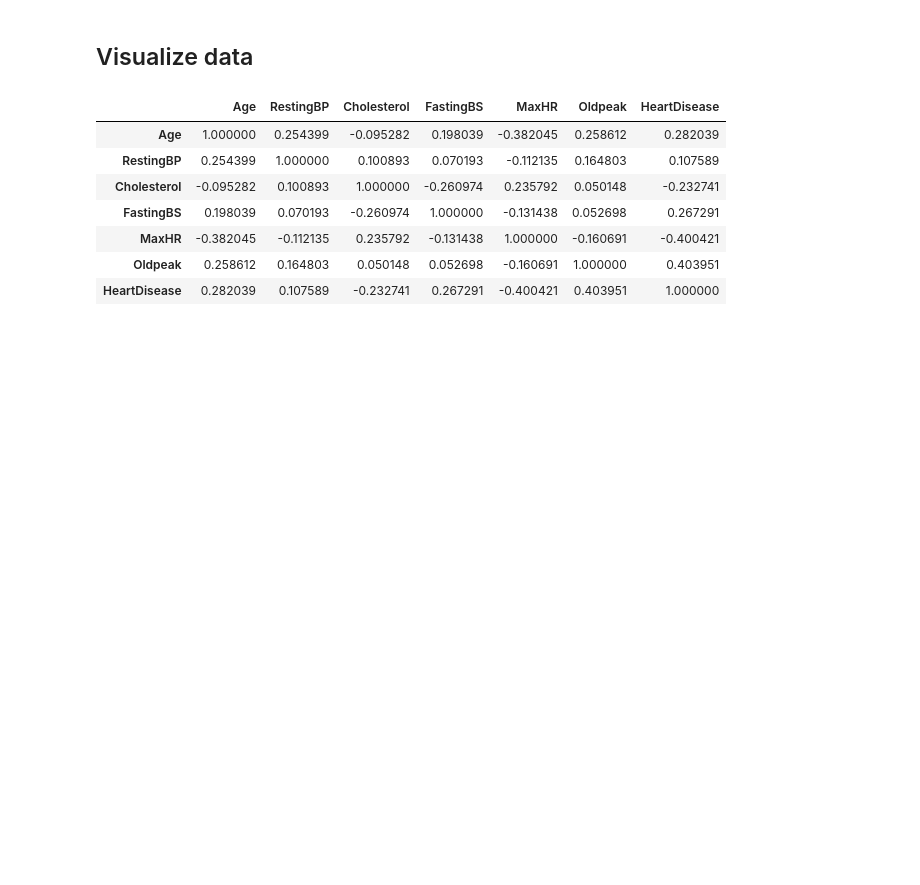
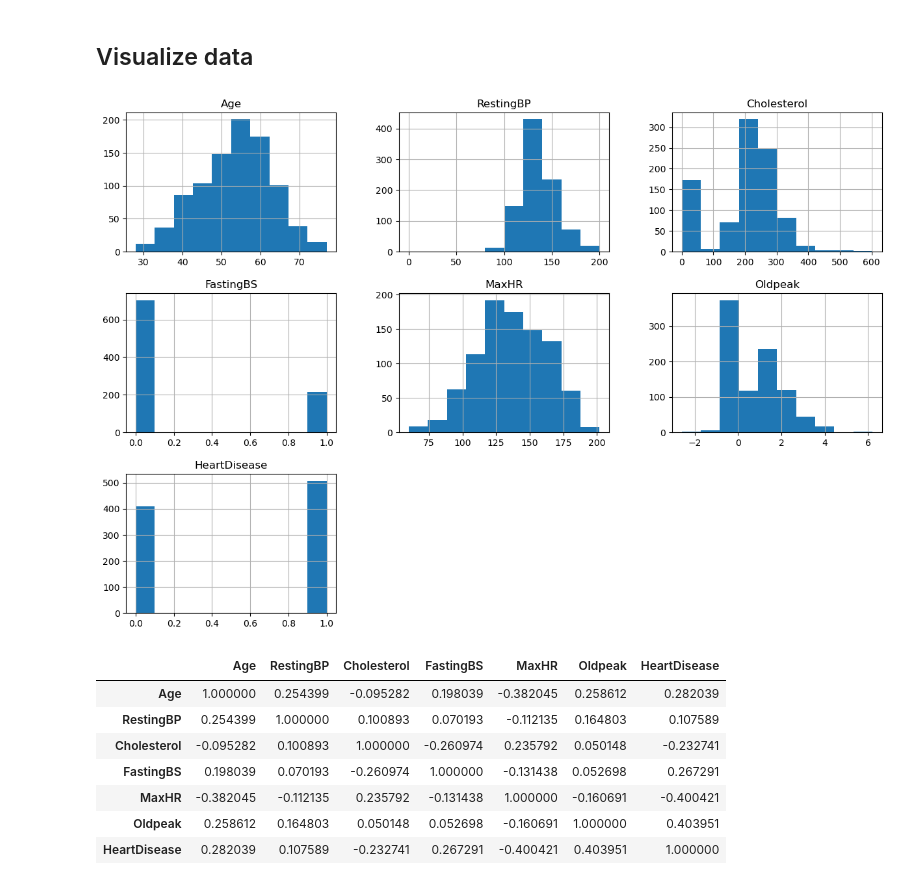
Before and after one commit to Rana0Ahmed/Heart-Failure-Prediction, a Jupyter notebook: Heart Failure Prediction.ipynb, the cells around one changed output. Cells and saved outputs as stored; diff of their text form; code cells hidden in the pictures; blank space fills up the shorter version.

```diff
--- a/Heart Failure Prediction.ipynb
+++ b/Heart Failure Prediction.ipynb
@@ -55,6 +56,11 @@ dtypes: float64(1), int64(6), object(5)
 memory usage: 86.2+ KB
 # %% [markdown]
 ## Visualize data
+# %%
+df.hist(figsize=(15, 10))
+plt.show()
+# %% [output]
+[figure, added]
 # %%
 corr = df.corr()
 corr
```
Also changed, not shown: parts of 15 cells of this notebook.
